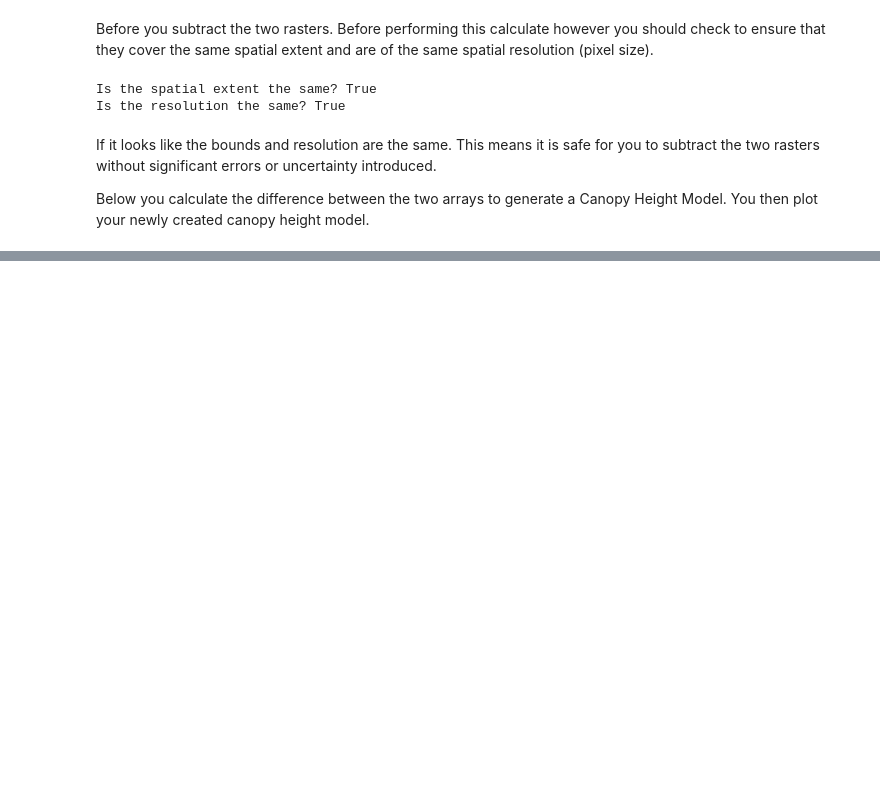
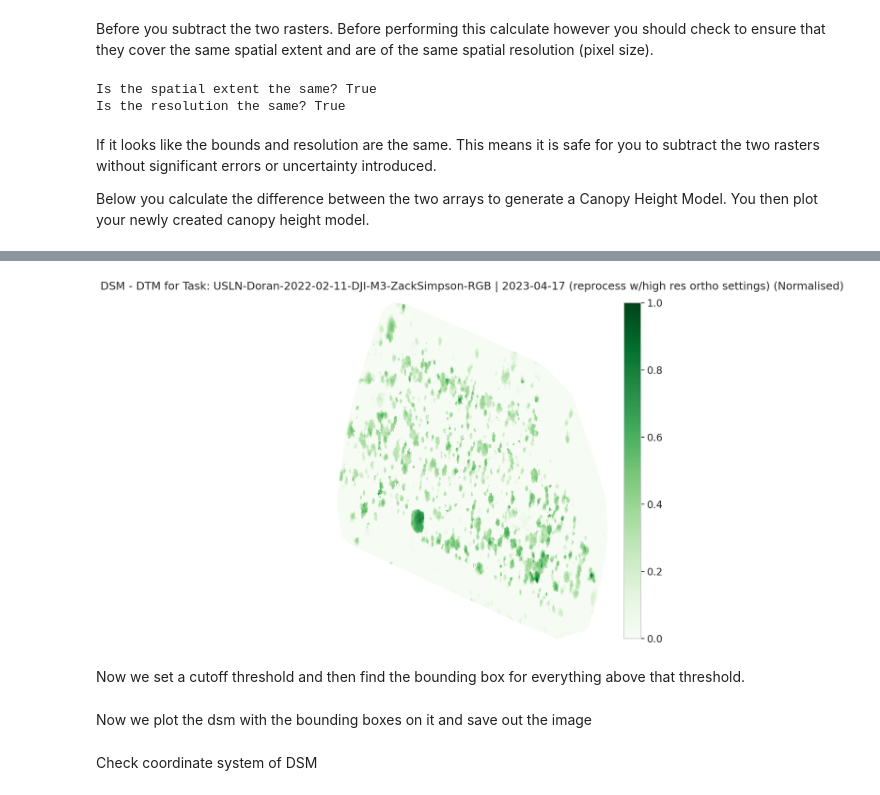
Before and after one commit to AuScalableDroneCloud/pipelines-jupyter, a Jupyter notebook: dev/pipelines-in-development/canopy_height/canopy-height-from-odm-task.ipynb, the cells around one changed output, grey strips where cells are left out. Cells and saved outputs as stored; diff of their text form; code cells hidden in the pictures; blank space fills up the shorter version.

```diff
--- a/dev/pipelines-in-development/canopy_height/canopy-height-from-odm-task.ipynb
+++ b/dev/pipelines-in-development/canopy_height/canopy-height-from-odm-task.ipynb
@@ -161,0 +147,18 @@ plt.show()
+# %%
+#Normalize the DSM
+lidar_chm_xr_min = lidar_chm_xr.min()
+lidar_chm_xr_max = lidar_chm_xr.max()
+normalized_dsm = (lidar_chm_xr - lidar_chm_xr_min) / (lidar_chm_xr_max - lidar_chm_xr_min)
+normalized_dsm.rio.to_raster('normalized_dsm.tif')
+# %%
+# Plot the nomarlised data
+f, ax = plt.subplots(figsize=(10, 10))
+normalized_dsm.plot(cmap="Greens")
+
+ax.set(title=  "DSM - DTM for Task: " + task_name + " (Normalised)")
+ax.set_axis_off()
+plt.show()
+# %% [output]
+[figure, added]
+# %% [markdown]
+Now we set a cutoff threshold and then find the bounding box for everything above that threshold.
@@ -161,0 +185,2 @@ plt.show()
+# %% [markdown]
+Now we plot the dsm with the bounding boxes on it and save out the image
@@ -161,0 +214,2 @@ plt.show()
+# %% [markdown]
+Check coordinate system of DSM
```
Also changed, not shown: parts of 22 cells of this notebook.
